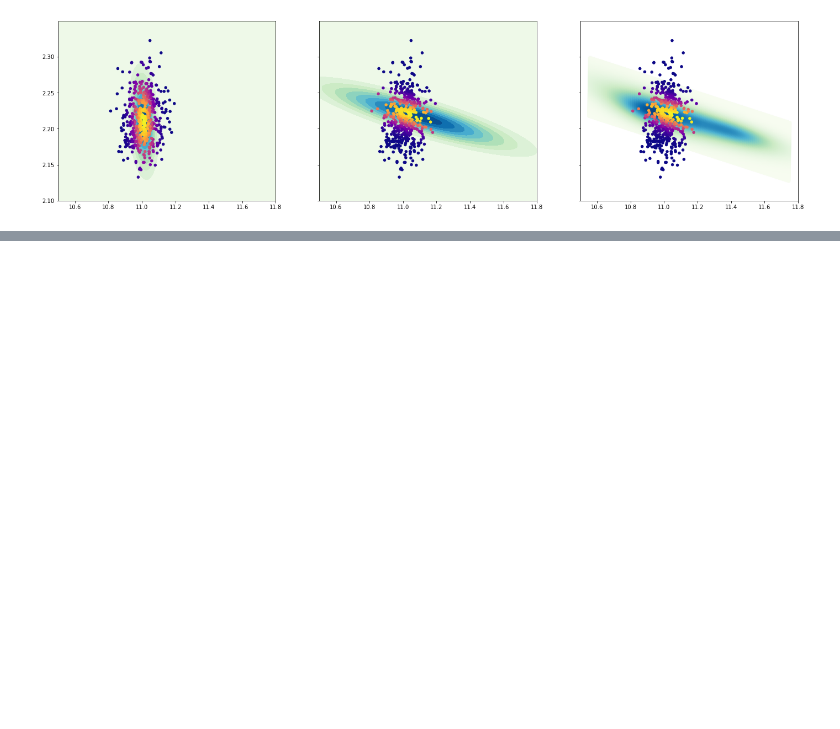
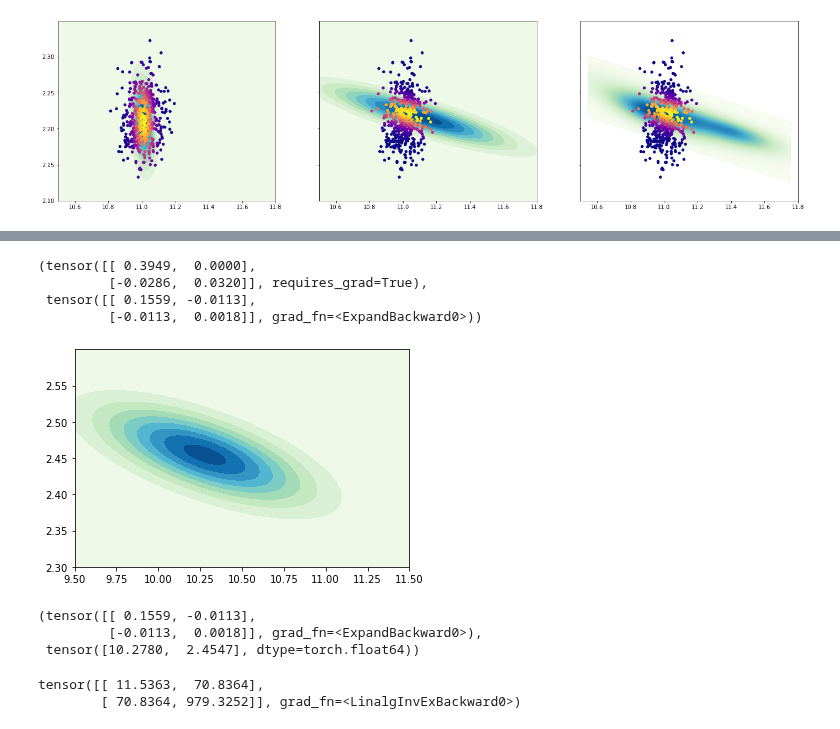
Before and after one commit to anacmolina/ML-DFT, a Jupyter notebook: notebooks/27b - fes fiiting parameters.ipynb, the cells around one changed output, grey strips where cells are left out. Saved outputs shown, nothing was run; the diff lists cells and outputs as text; code cells hidden in the pictures; blank space fills up the shorter version.

```diff
--- a/notebooks/27b - fes fiiting parameters.ipynb
+++ b/notebooks/27b - fes fiiting parameters.ipynb
@@ -469,0 +480,3 @@ np.save(get_path()+'/params_fit_fes/mode_1.npy', popts_1)
+# %%
+mean_0 = torch.tensor(mean_0)
+cov_0 = torch.tensor(cov_0)
@@ -469,0 +547,36 @@ np.save(get_path()+'/params_fit_fes/mode_1.npy', popts_1)
+# %%
+dim = 2
+
+mean = torch.zeros(dim, device="cpu")
+cov = torch.eye(dim, requires_grad=True, device="cpu") #+ 0.5*torch.eye(dim, requires_grad=True, device="cpu")
+
+mean = mean_0.clone()
+#cov = cov_0.clone().T
+#cov[1,0] = cov[0, 1]
+
+mvn = MultivariateNormal(
+    loc=mean,
+    scale_tril=cov,
+)
+
+data = torch.tensor([C_is0_line, R_is0_line]).T #from array to tensor its better
+
+
+optimizer = optim.SGD([cov], lr=0.0001, momentum=0.001, weight_decay=0)
+
+y_true = torch.from_numpy(-F_is0_line)
+
+train_losses = []
+val_losses = []
+
+for i in range(10000):
+    optimizer.zero_grad()
+    loss = ((mvn.log_prob(data)-y_true)**2).mean()
+    if i%1000==0:
+        print(i, loss.item())
+    loss.backward()
+    optimizer.step()
+
+#print(cov)
+#print()
+#print(torch.linalg.cholesky(torch.cov(train_samples.cpu().T)))
@@ -469,0 +602,15 @@ np.save(get_path()+'/params_fit_fes/mode_1.npy', popts_1)
+# %%
+cov, mvn.covariance_matrix
+# %% [output]
+(tensor([[ 0.3949,  0.0000],
+         [-0.0286,  0.0320]], requires_grad=True),
+ tensor([[ 0.1559, -0.0113],
+         [-0.0113,  0.0018]], grad_fn=<ExpandBackward0>))
+# %%
+lims = {'x_min':9.5, 'x_max':11.5, 'y_min':2.3, 'y_max':2.6}
+
+fig, ax = plt.subplots()
+set_plot(ax, 100, mvn.log_prob, None, lims)
+plt.gca().set_aspect('auto')
+# %% [output]
+[figure, added]
@@ -469,0 +619,11 @@ np.save(get_path()+'/params_fit_fes/mode_1.npy', popts_1)
+# %%
+mvn.covariance_matrix, mvn.mean
+# %% [output]
+(tensor([[ 0.1559, -0.0113],
+         [-0.0113,  0.0018]], grad_fn=<ExpandBackward0>),
+ tensor([10.2780,  2.4547], dtype=torch.float64))
+# %%
+torch.linalg.inv(mvn.covariance_matrix)
+# %% [output]
+tensor([[ 11.5363,  70.8364],
+        [ 70.8364, 979.3252]], grad_fn=<LinalgInvExBackward0>)
```
Also changed, not shown: parts of 12 cells of this notebook, 6 other files.
